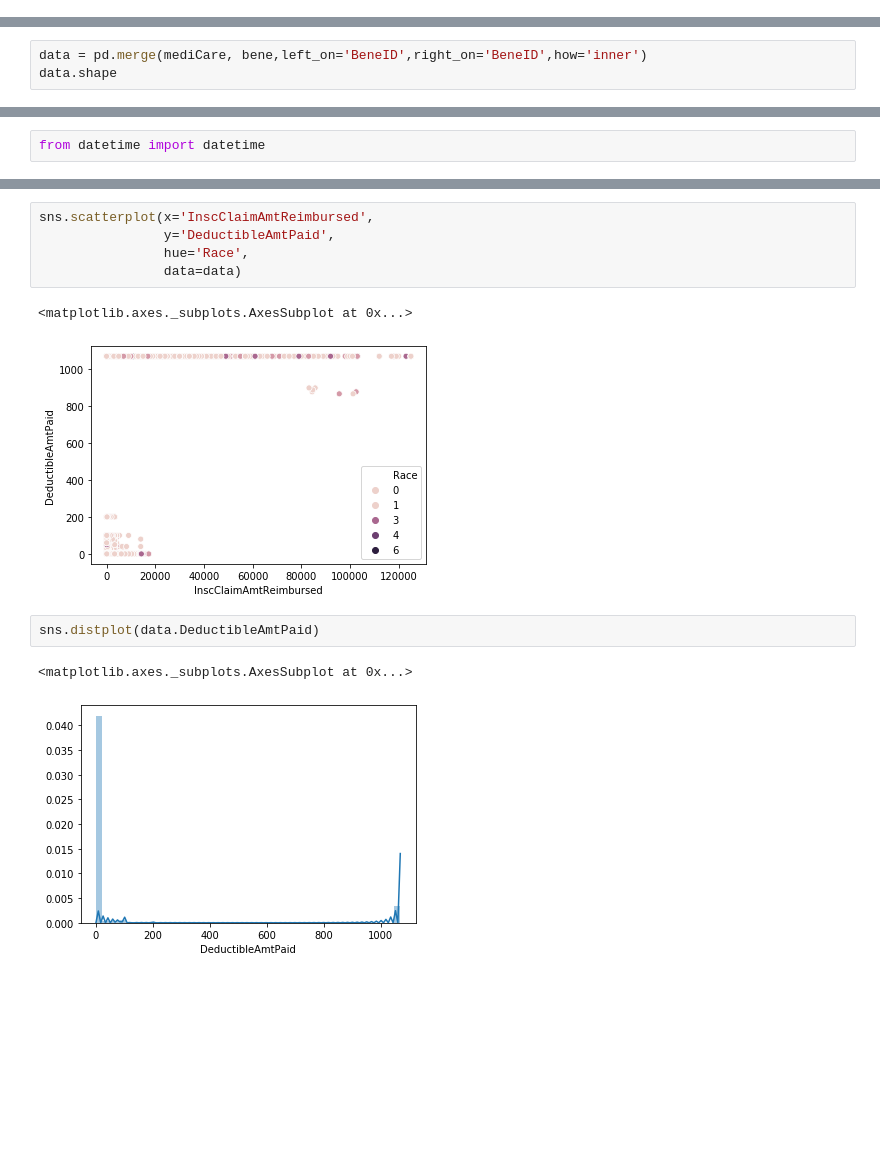
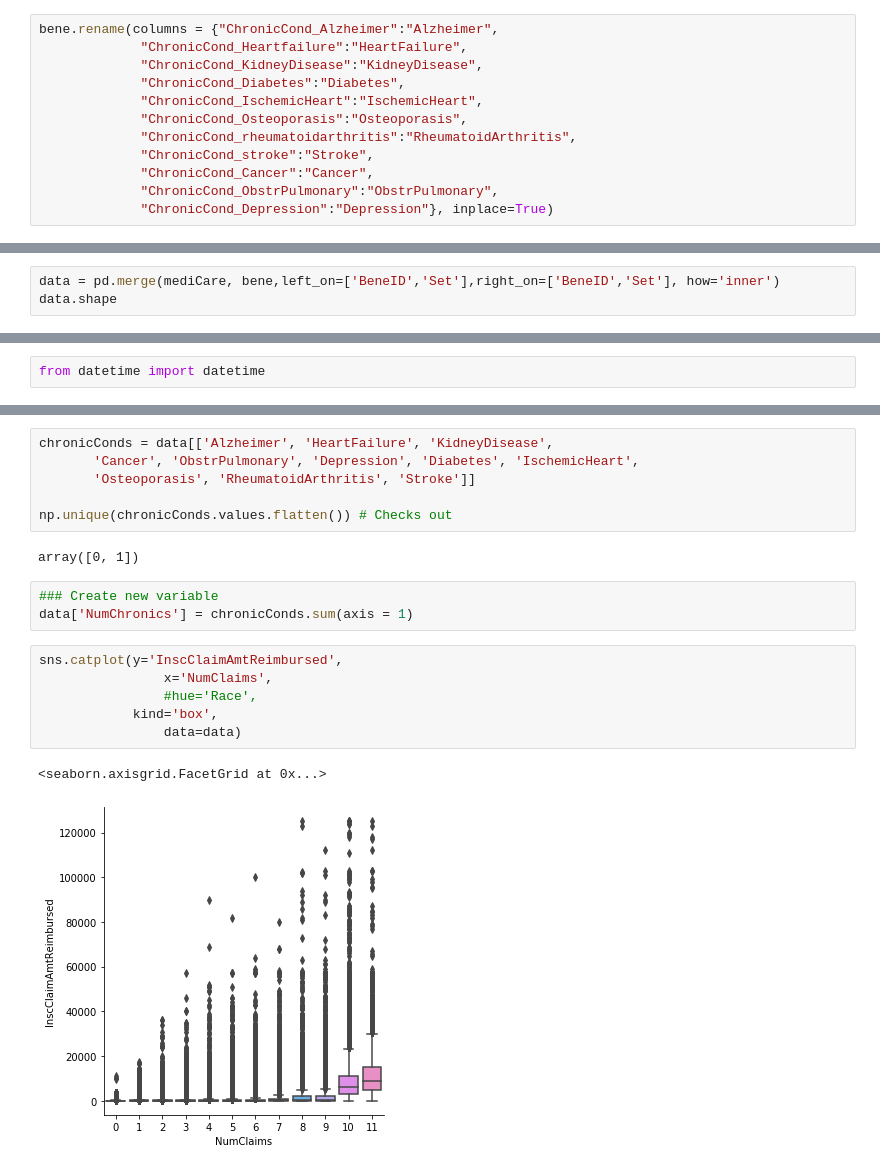
Before and after one commit to DebLeong/HealthCareCapstone, a Jupyter notebook: sam/EDA.ipynb, the cells around one changed output, grey strips where cells are left out. Drawn from its saved outputs; the diff is of its cells as text; blank space fills up the shorter version.

```diff
--- a/sam/EDA.ipynb
+++ b/sam/EDA.ipynb
@@ -27,3 +64,15 @@ bene = bene.replace({'ChronicCond_Alzheimer': 2, 'ChronicCond_Heartfailure': 2,
                            'ChronicCond_Diabetes': 2, 'ChronicCond_IschemicHeart': 2, 'ChronicCond_Osteoporasis': 2,
                            'ChronicCond_rheumatoidarthritis': 2, 'ChronicCond_stroke': 2, 'Gender': 2 }, 0)
 bene = bene.replace({'RenalDiseaseIndicator': 'Y'}, 1).astype({'RenalDiseaseIndicator': 'int64'})
+# %%
+bene.rename(columns = {"ChronicCond_Alzheimer":"Alzheimer",
+             "ChronicCond_Heartfailure":"HeartFailure",
+             "ChronicCond_KidneyDisease":"KidneyDisease",
+             "ChronicCond_Diabetes":"Diabetes",
+             "ChronicCond_IschemicHeart":"IschemicHeart",
+             "ChronicCond_Osteoporasis":"Osteoporasis",
+             "ChronicCond_rheumatoidarthritis":"RheumatoidArthritis",
+             "ChronicCond_stroke":"Stroke",
+             "ChronicCond_Cancer":"Cancer",
+             "ChronicCond_ObstrPulmonary":"ObstrPulmonary",
+             "ChronicCond_Depression":"Depression"}, inplace=True)
@@ -59,6 +119,6 @@ mediCare.shape
 # %% [markdown]
 Combine with beneficiary. (Outer join to preserve all records)
 # %%
-data = pd.merge(mediCare, bene,left_on='BeneID',right_on='BeneID',how='inner')
+data = pd.merge(mediCare, bene,left_on=['BeneID','Set'],right_on=['BeneID','Set'], how='inner')
 data.shape
 # %% [output]
@@ -183,13 +208,20 @@ sns.scatterplot(x='InscClaimAmtReimbursed',
+# %%
+chronicConds = data[['Alzheimer', 'HeartFailure', 'KidneyDisease',
+       'Cancer', 'ObstrPulmonary', 'Depression', 'Diabetes', 'IschemicHeart',
+       'Osteoporasis', 'RheumatoidArthritis', 'Stroke']]
+
+np.unique(chronicConds.values.flatten()) # Checks out
+# %% [output]
+array([0, 1])
+# %%
+### Create new variable
+data['NumChronics'] = chronicConds.sum(axis = 1)
 # %%
-sns.scatterplot(x='InscClaimAmtReimbursed',
-                y='DeductibleAmtPaid',
-                hue='Race',
+sns.catplot(y='InscClaimAmtReimbursed',
+                x='NumClaims',
+                #hue='Race',
+            kind='box',
                 data=data)
 # %% [output]
-<matplotlib.axes._subplots.AxesSubplot at 0x...>
+<seaborn.axisgrid.FacetGrid at 0x...>
-[figure, old version]
+[figure, new version]
-# %%
-sns.distplot(data.DeductibleAmtPaid)
-# %% [output]
-<matplotlib.axes._subplots.AxesSubplot at 0x...>
-[figure, removed]
```
Also changed, not shown: parts of 40 cells of this notebook, 5 other files.
